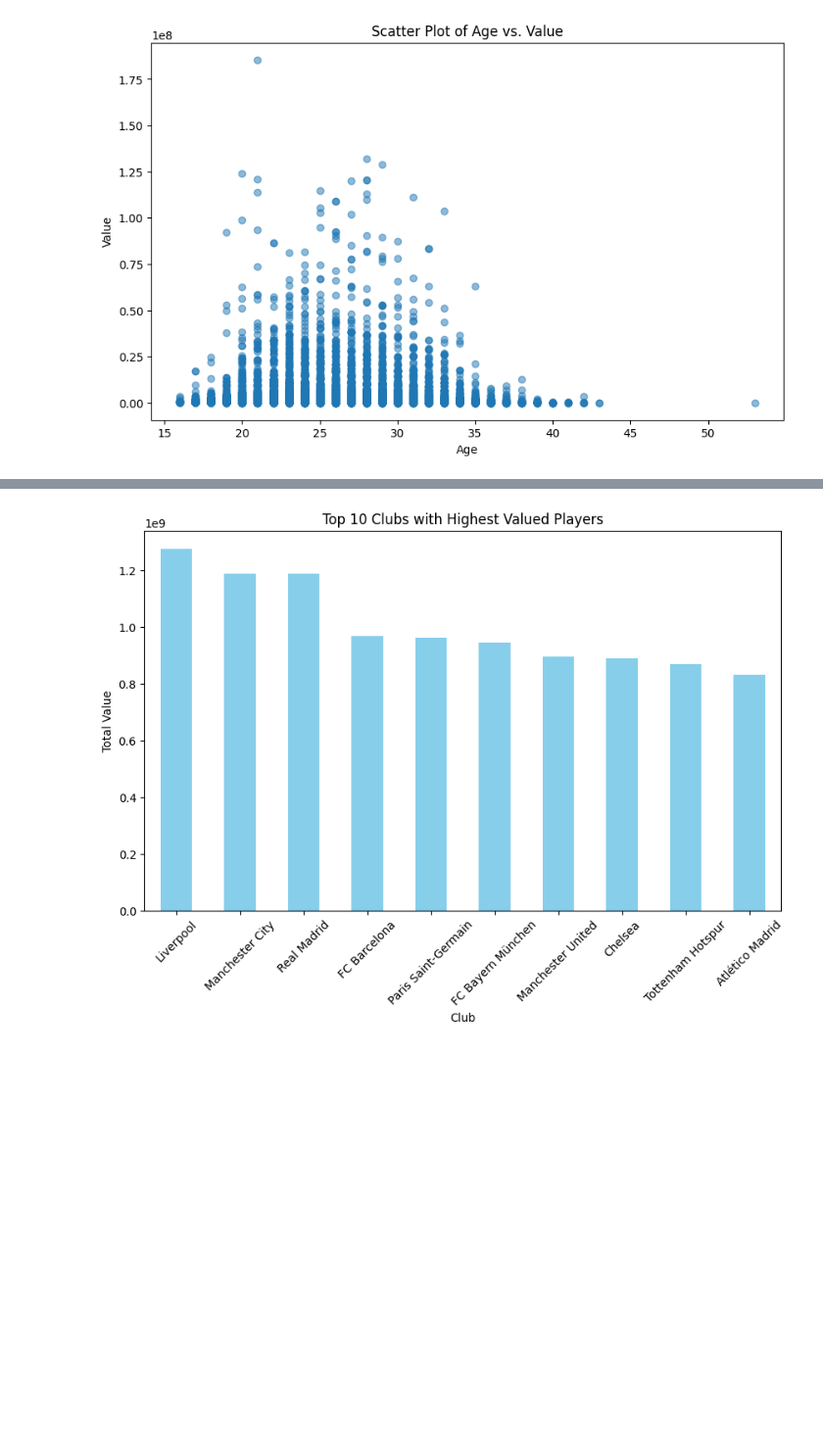
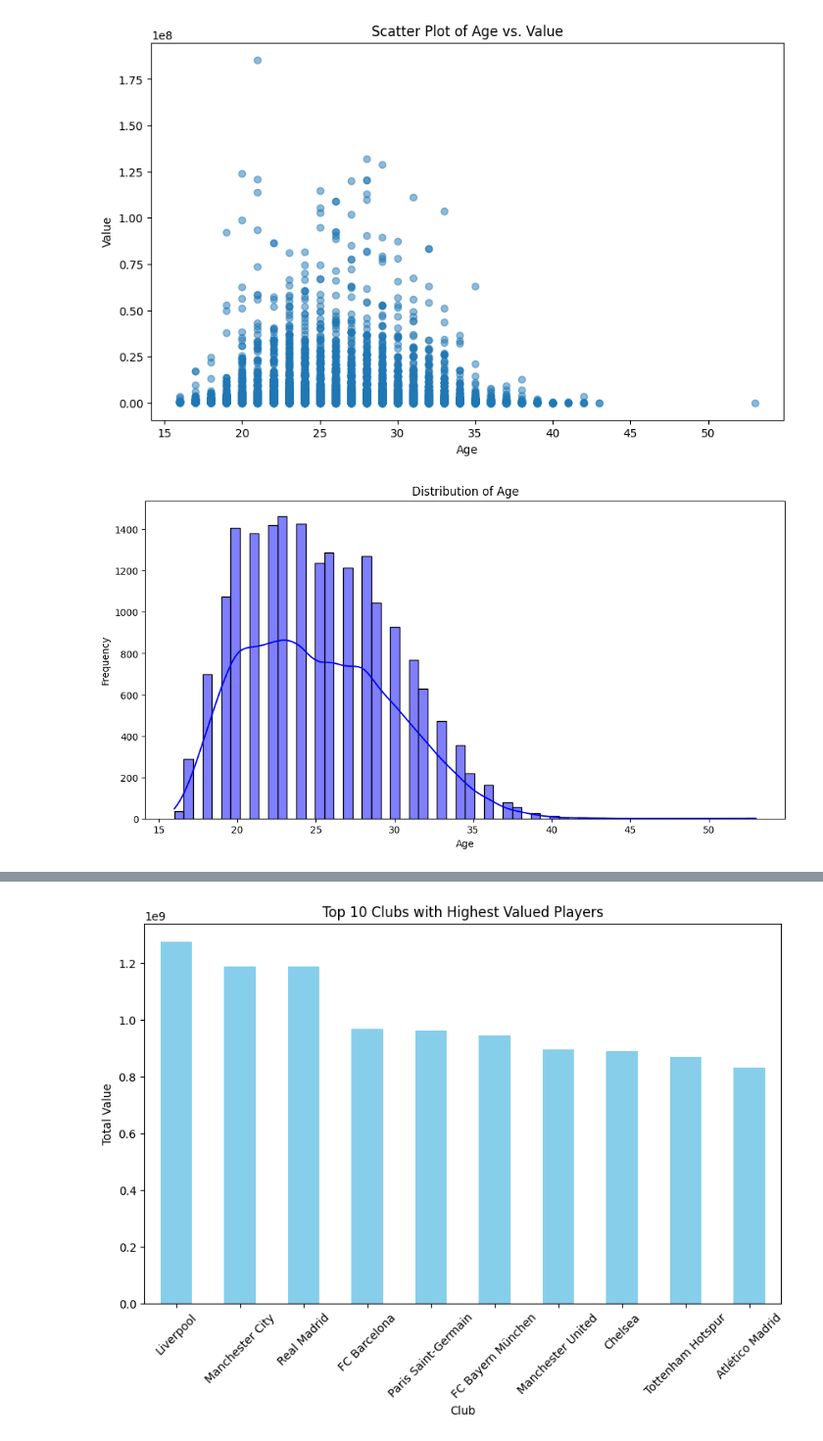
Before and after one commit to Faisal-Alotaibi/FIFA21-Dataset-Analysis, a Jupyter notebook: Project.ipynb, the cells around one changed output, grey strips where cells are left out. Shown: that part at 98% size. Cells and saved outputs as stored; diff of their text form; code cells hidden in the pictures; blank space fills up the shorter version.

```diff
--- a/Project.ipynb
+++ b/Project.ipynb
@@ -443,11 +131,14 @@ plt.show()
 # %% [output]
 [figure]
 # %%
+
 # Create a histogram for Age
-#plt.figure(figsize=(12, 6))
-#sns.histplot(df['Age'], kde=True, color='blue')
-#plt.xlabel('Age')
-#plt.ylabel('Frequency')
-#plt.title('Distribution of Age')
+plt.figure(figsize=(12, 6))
+sns.histplot(df['Age'], kde=True, color='blue')
+plt.xlabel('Age')
+plt.ylabel('Frequency')
+plt.title('Distribution of Age')
 
-#plt.show()
+plt.show()
+# %% [output]
+[figure, added]
```
Also changed, not shown: parts of 41 cells of this notebook.
